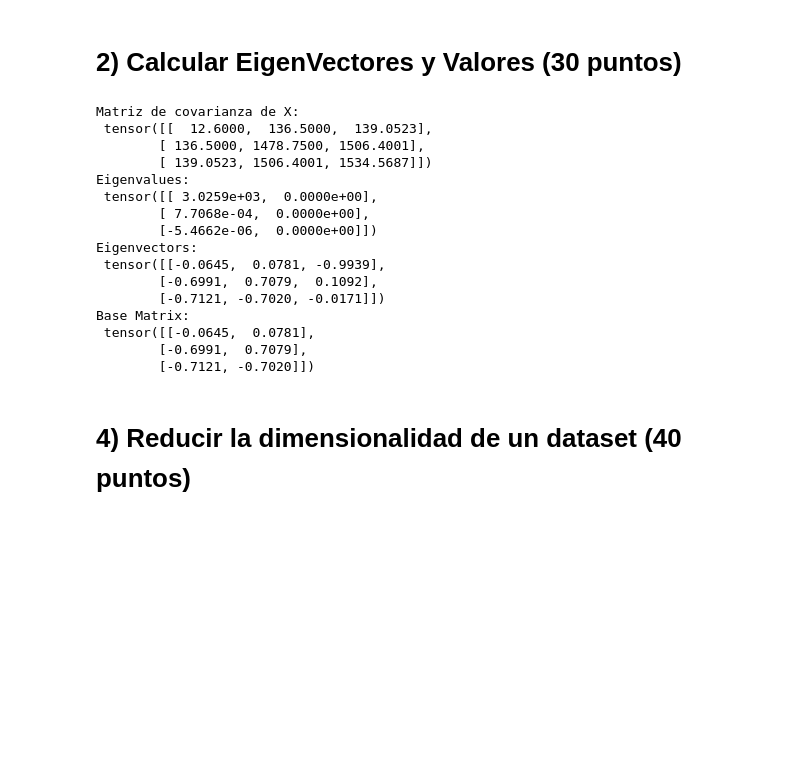
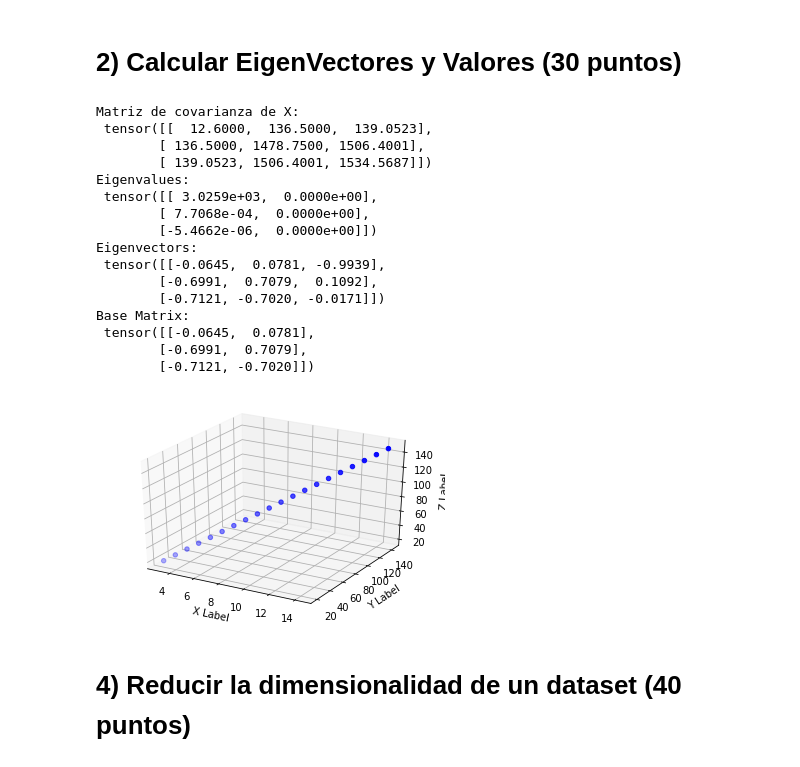
Before and after one commit to fmejias/CienciasDeLosDatosTEC, a Jupyter notebook: TP2/TP2.ipynb, the cells around one changed output. Saved outputs shown, nothing was run; the diff lists cells and outputs as text; code cells hidden in the pictures; blank space fills up the shorter version.

```diff
--- a/TP2/TP2.ipynb
+++ b/TP2/TP2.ipynb
@@ -124,6 +124,7 @@ def calcularEigenvectoresYValores(X):
   n: number of eigen vectors to extract
   return a plot in 3D of the dataset
   """
+
   def covariance(A) :
       """
       Calculate the covariance of a matrix
@@ -152,6 +153,28 @@ def calcularEigenvectoresYValores(X):
 
       return Cov
 
+  def plotEigenVectorsAndScatteredPoints(X, eigenVector1, eigenVector2):
+      """
+      Plot EigenVectors and Scattered Matrix Points
+      A: Matrix with the set of samples.
+      """
+      fig = plt.figure()
+      ax = fig.add_subplot(111, projection='3d')
+
+      # Scattered matrix points
+      ax.scatter(X[0, :].numpy(), X[1, :].numpy(), X[2, :].numpy(), c='b', marker='o')
+
+      # Set vector1, vector2 and vector3
+      # plt.plot(eigenVector1.numpy())
+      # vector1 = ax.quiver(0, 0, 0, -0.3, 0.8, 0.1, length = 1, normalize = True)
+      # vector2 = ax.quiver(0, 0, 0, 0.5, 0.2, 0.4, length = 1, normalize = True)
+
+      ax.set_xlabel('X Label')
+      ax.set_ylabel('Y Label')
+      ax.set_zlabel('Z Label')
+
+      plt.show()
+
   # Get covariance matrix from X
   covarianceX = covariance(X)
   print("Matriz de covarianza de X: \n", covarianceX)
@@ -160,33 +183,40 @@ def calcularEigenvectoresYValores(X):
   # One eigen value per row, and its corresponding eigenvector per column
   eigenValues, eigenVectors = torch.eig(covarianceX , eigenvectors=True)
   print("Eigenvalues: \n", eigenValues)
   print("Eigenvectors: \n", eigenVectors)
 
   # Pick the eigenvectors according to its eigen values
   baseVectors = torch.zeros(3, 2)
   baseVectors[:, 0] = eigenVectors[:, 0]
   baseVectors[:, 1] = eigenVectors[:, 1]
   print("Base Matrix: \n", baseVectors)
 
+  # Plot eigenvectors and scatterred matrix points
+  plotEigenVectorsAndScatteredPoints(X, eigenVectors[:, 0], eigenVectors[:, 1])
+
+  return baseVectors
+
+
 
 # Test exercise2
-calcularEigenvectoresYValores(matrizX)
+baseVectors = calcularEigenvectoresYValores(matrizX)
 # %% [output]
 Matriz de covarianza de X:
  tensor([[  12.6000,  136.5000,  139.0523],
         [ 136.5000, 1478.7500, 1506.4001],
         [ 139.0523, 1506.4001, 1534.5687]])
 Eigenvalues:
  tensor([[ 3.0259e+03,  0.0000e+00],
         [ 7.7068e-04,  0.0000e+00],
         [-5.4662e-06,  0.0000e+00]])
 Eigenvectors:
  tensor([[-0.0645,  0.0781, -0.9939],
         [-0.6991,  0.7079,  0.1092],
         [-0.7121, -0.7020, -0.0171]])
 Base Matrix:
  tensor([[-0.0645,  0.0781],
         [-0.6991,  0.7079],
         [-0.7121, -0.7020]])
+[figure, added]
 # %% [markdown]
 # 4) Reducir la dimensionalidad de un dataset (40 puntos)
```
Also changed, not shown: parts of 2 cells of this notebook.
